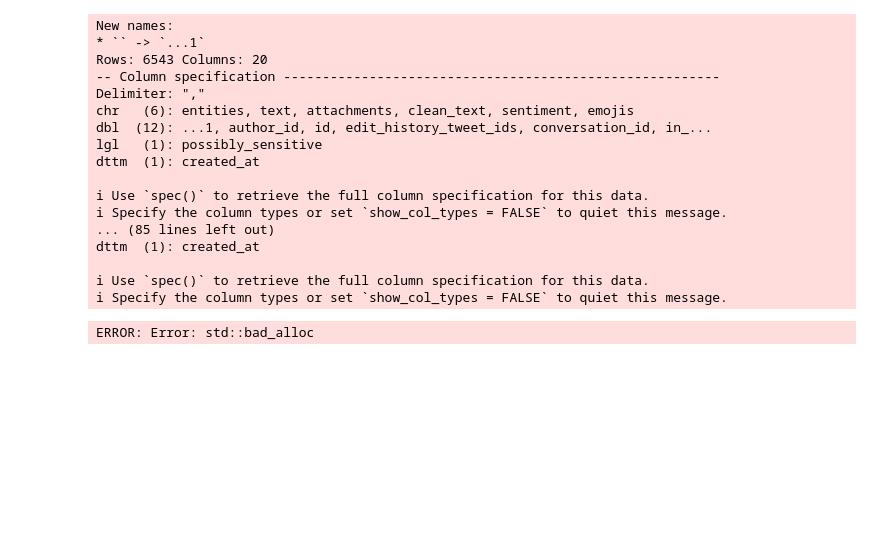
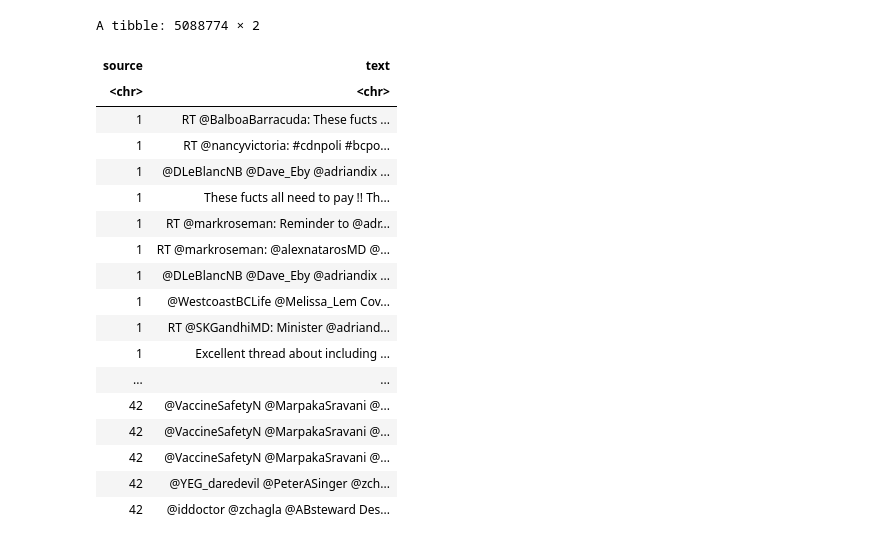
Before and after one commit to Irene-Berezin/tweets, a Jupyter notebook: Untitled-1.ipynb, the cells around one changed output. Cells and saved outputs as stored; diff of their text form; code cells hidden in the pictures; blank space fills up the shorter version.

```diff
--- a/Untitled-1.ipynb
+++ b/Untitled-1.ipynb
@@ -89,41 +113,0 @@ i Specify the column types or set `show_col_types = FALSE` to quiet this message
-# %%
-MerrimanPaul <- read_csv("csvs/twitterpho/@MerrimanPaul_tweets.csv")
-MichaelSchwandt <- read_csv("csvs/twitterpho/@MichaelSchwandt_tweets.csv")
-MLAStefanson <- read_csv("csvs/twitterpho/@MLAStefanson_tweets.csv")
-moirawyton <- read_csv("csvs/twitterpho/@moirawyton_tweets.csv")
-moriartylabs <- read_csv("csvs/twitterpho/@moriartylabs_tweets.csv")
-MPaiMD <- read_csv("csvs/twitterpho/@MPaiMD_tweets.csv")
-NaheedD <- read_csv("csvs/twitterpho/@NaheedD_tweets.csv")
-NathanStall <- read_csv("csvs/twitterpho/@NathanStall_tweets.csv")
-NightShiftMD <- read_csv("csvs/twitterpho/@NightShiftMD_tweets.csv")
-NoLore <- read_csv("csvs/twitterpho/@NoLore_tweets.csv")
-OttawaHealth <- read_csv("csvs/twitterpho/@OttawaHealth_tweets.csv")
-paimadhu <- read_csv("csvs/twitterpho/@paimadhu_tweets.csv")
-PattyHajdu <- read_csv("csvs/twitterpho/@PattyHajdu_tweets.csv")
-picardonhealth <- read_csv("csvs/twitterpho/@picardonhealth_tweets.csv")
-RicharLisa <- read_csv("csvs/twitterpho/@RicharLisa_tweets.csv")
-roussin_brent <- read_csv("csvs/twitterpho/@roussin_brent_tweets.csv")
-sabaeitizaz <- read_csv("csvs/twitterpho/@sabaeitizaz_tweets.csv")
-sabiVM <- read_csv("csvs/twitterpho/@sabiVM_tweets.csv")
-SammyG_MD <- read_csv("csvs/twitterpho/@SammyG_MD_tweets.csv")
-sarperotto <- read_csv("csvs/twitterpho/@sarperotto_tweets.csv")
-SciChefCan <- read_csv("csvs/twitterpho/@SciChefCan_tweets.csv")
-# %% [output]
-New names:
-* `` -> `...1`
-Rows: 6543 Columns: 20
--- Column specification --------------------------------------------------------
-Delimiter: ","
-chr   (6): entities, text, attachments, clean_text, sentiment, emojis
-dbl  (12): ...1, author_id, id, edit_history_tweet_ids, conversation_id, in_...
-lgl   (1): possibly_sensitive
-dttm  (1): created_at
-
-i Use `spec()` to retrieve the full column specification for this data.
-i Specify the column types or set `show_col_types = FALSE` to quiet this message.
-... (85 lines left out)
-dttm  (1): created_at
-
-i Use `spec()` to retrieve the full column specification for this data.
-i Specify the column types or set `show_col_types = FALSE` to quiet this message.
-ERROR: Error: std::bad_alloc
@@ -156,0 +151,22 @@ write_csv(merged_df, "merged_tweets.csv")
+# %%
+merged_df_men
+# %% [output]
+A tibble: 5088774 × 2
+| source | text |
+| <chr> | <chr> |
+| 1 | RT @BalboaBarracuda: These fucts ... |
+| 1 | RT @nancyvictoria: #cdnpoli #bcpo... |
+| 1 | @DLeBlancNB @Dave_Eby @adriandix ... |
+| 1 | These fucts all need to pay !! Th... |
+| 1 | RT @markroseman: Reminder to @adr... |
+| 1 | RT @markroseman: @alexnatarosMD @... |
+| 1 | @DLeBlancNB @Dave_Eby @adriandix ... |
+| 1 | @WestcoastBCLife @Melissa_Lem Cov... |
+| 1 | RT @SKGandhiMD: Minister @adriand... |
+| 1 | Excellent thread about including ... |
+| ... | ... |
+| 42 | @VaccineSafetyN @MarpakaSravani @... |
+| 42 | @VaccineSafetyN @MarpakaSravani @... |
+| 42 | @VaccineSafetyN @MarpakaSravani @... |
+| 42 | @YEG_daredevil @PeterASinger @zch... |
+| 42 | @iddoctor @zchagla @ABsteward Des... |
```
Also changed, not shown: parts of 13 cells of this notebook.
